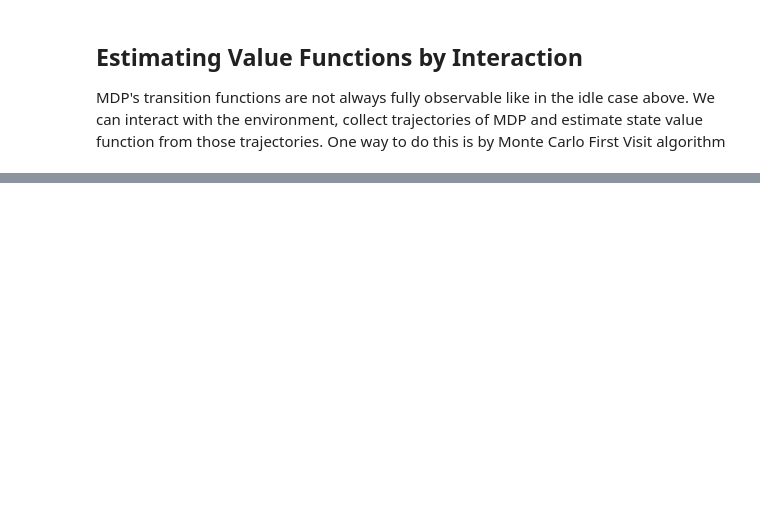
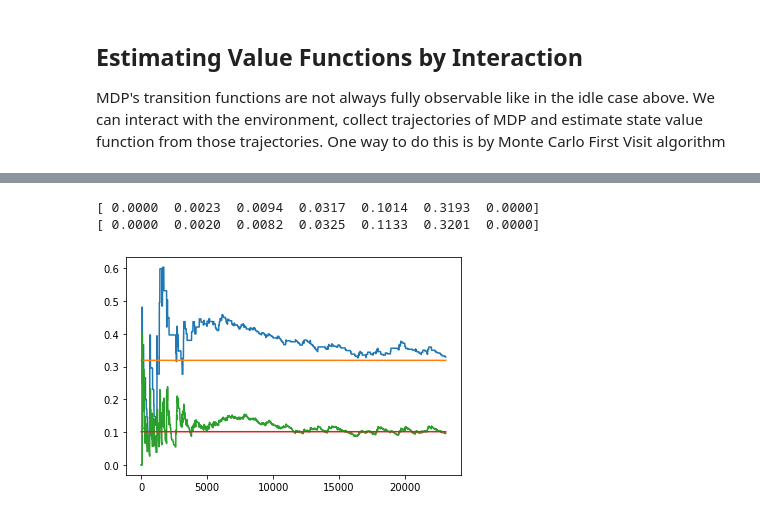
Before and after one commit to chinnikrishna/rl_work, a Jupyter notebook: value_functions.ipynb, the cells around one changed output, grey strips where cells are left out. Drawn from its saved outputs; the diff is of its cells as text; code cells hidden in the pictures; blank space fills up the shorter version.

```diff
--- a/value_functions.ipynb
+++ b/value_functions.ipynb
@@ -100,0 +164,48 @@ plt.plot(ev_error)
+# %%
+def td_lambda(lambda_=0.3, num_episodes=2500):
+    # Scaling factor
+    alpha_init = 0.5
+    min_alpha = 0.01
+    decay_ratio = 0.3
+    decay_steps = int(num_episodes * decay_ratio)
+    alphas = np.logspace(-2, 0, decay_steps, base=10, endpoint=True)[::-1]
+    alphas = (alphas - alphas.min()) / (alphas.max() - alphas.min())
+    alphas = (alpha_init - min_alpha) * alphas + min_alpha
+    alphas = np.pad(alphas, (0, num_episodes - decay_steps), 'edge')
+
+    tdl_svf = np.zeros(len(env.bsw_env))
+    elig_trace = np.zeros(len(env.bsw_env))
+    tdl_svf_epi = []
+    for episode in range(num_episodes):
+        elig_trace.fill(0)
+        state, reward, done = env.reset()
+        while not done:
+            next_state, reward, done = env.step(action)
+            td_target = reward + gamma * tdl_svf[next_state] * (not done)
+            td_error = td_target - tdl_svf[state]
+            elig_trace[state] += 1
+            tdl_svf += alphas[episode] * td_error * elig_trace
+            elig_trace = gamma * lambda_ * elig_trace
+            state = next_state
+            tdl_svf_epi.append(tdl_svf.copy())
+    return tdl_svf, tdl_svf_epi
+
+
+tdl_svf, tdl_svf_epi = td_lambda()
+# %%
+s5 = [tdl_svf_epi[i][5] for i in range(len(tdl_svf_epi))]
+s4 = [tdl_svf_epi[i][4] for i in range(len(tdl_svf_epi))]
+s3 = [tdl_svf_epi[i][3] for i in range(len(tdl_svf_epi))]
+s2 = [tdl_svf_epi[i][2] for i in range(len(tdl_svf_epi))]
+s1 = [tdl_svf_epi[i][1] for i in range(len(tdl_svf_epi))]
+plt.plot(s5)
+plt.plot([v[5] for i in range(len(s5))])
+
+plt.plot(s4)
+plt.plot([v[4] for i in range(len(s4))])
+print(v)
+print(td_svf_est)
+# %% [output]
+[ 0.0000  0.0023  0.0094  0.0317  0.1014  0.3193  0.0000]
+[ 0.0000  0.0020  0.0082  0.0325  0.1133  0.3201  0.0000]
+[figure, added]
```
Also changed, not shown: parts of 6 cells of this notebook, 1 other file.
